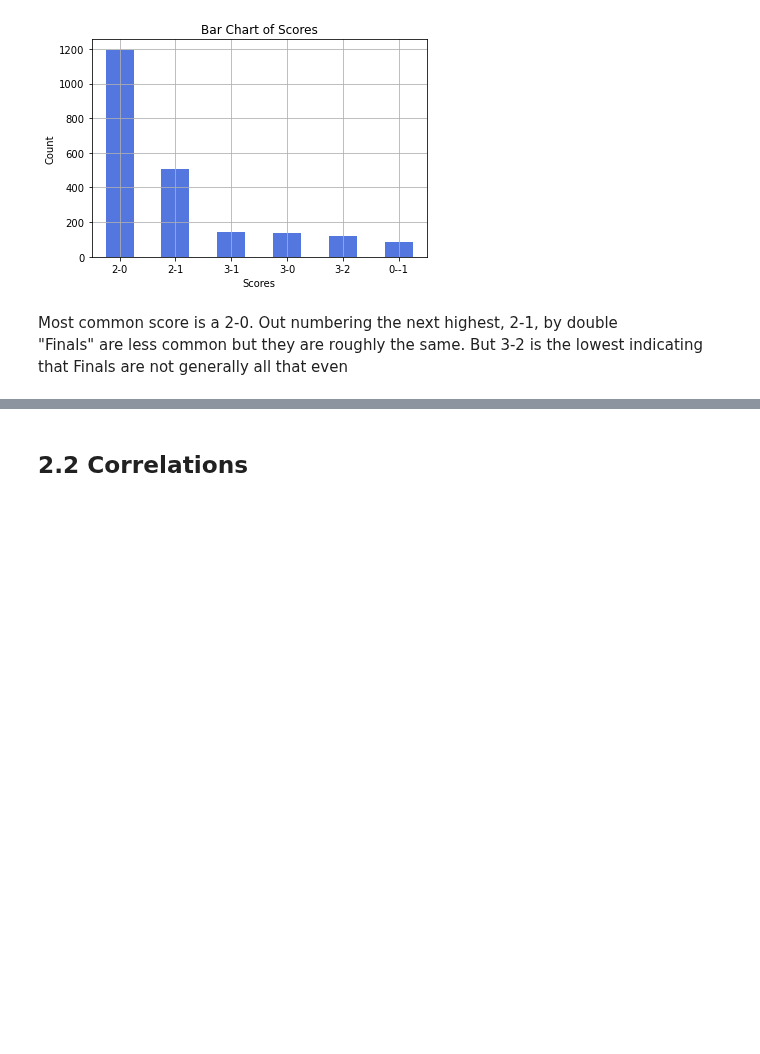
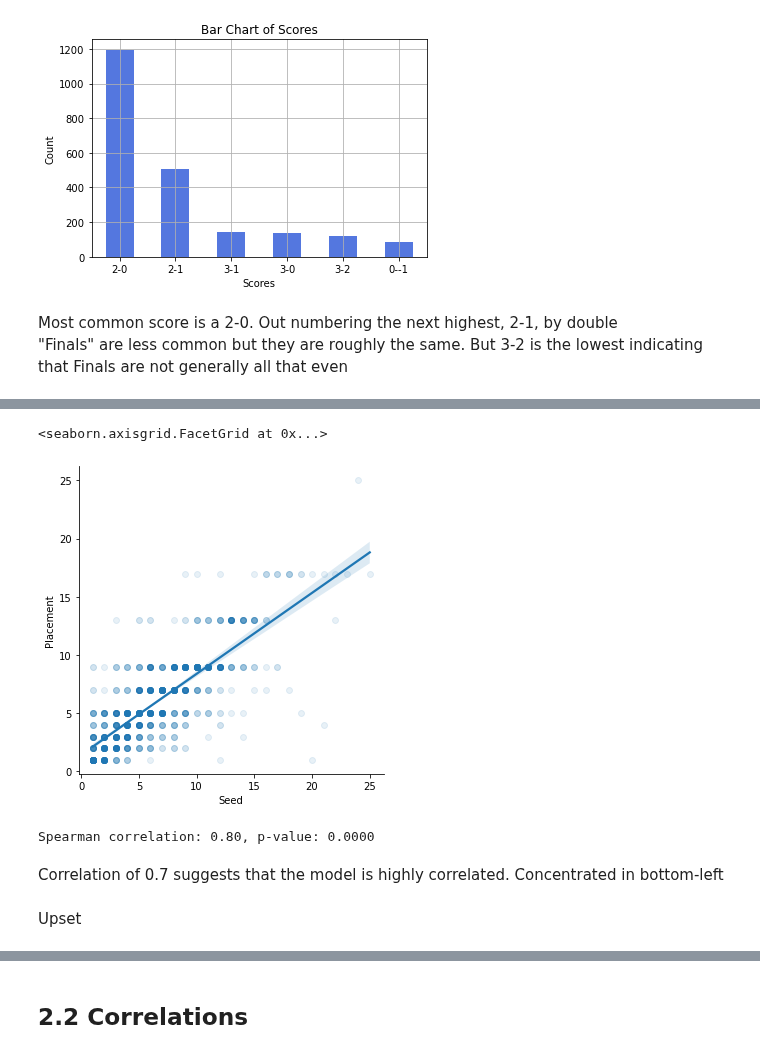
Before and after one commit to DarrenCCT/Tournament-Analysis, a Jupyter notebook: EUAC - Analysis.ipynb, the cells around one changed output, grey strips where cells are left out. Drawn from its saved outputs; the diff is of its cells as text; code cells hidden in the pictures; blank space fills up the shorter version.

```diff
--- a/EUAC - Analysis.ipynb
+++ b/EUAC - Analysis.ipynb
@@ -625,0 +648,17 @@ Most common score is a 2-0. Out numbering the next highest, 2-1, by double <br>
+# %%
+sns.lmplot(data=filterdf, x='Seed', y='Placement', scatter_kws={'alpha': 0.1})
+#Height, aspect
+# %% [output]
+<seaborn.axisgrid.FacetGrid at 0x...>
+[figure, added]
+# %%
+from scipy.stats import spearmanr
+
+corr, p_value = spearmanr(filterdf['Seed'], filterdf['Placement'])
+print(f"Spearman correlation: {corr:.2f}, p-value: {p_value:.4f}")
+# %% [output]
+Spearman correlation: 0.80, p-value: 0.0000
+# %% [markdown]
+Correlation of 0.7 suggests that the model is highly correlated. Concentrated in bottom-left
+# %% [markdown]
+Upset
```
Also changed, not shown: parts of 12 cells of this notebook.
